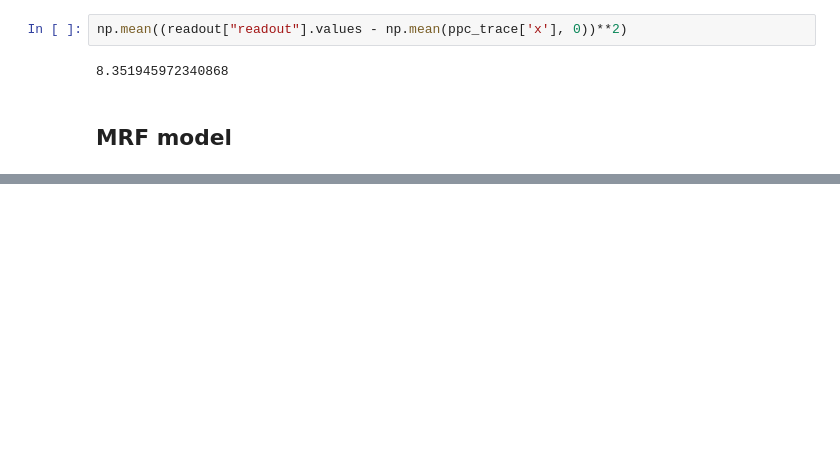
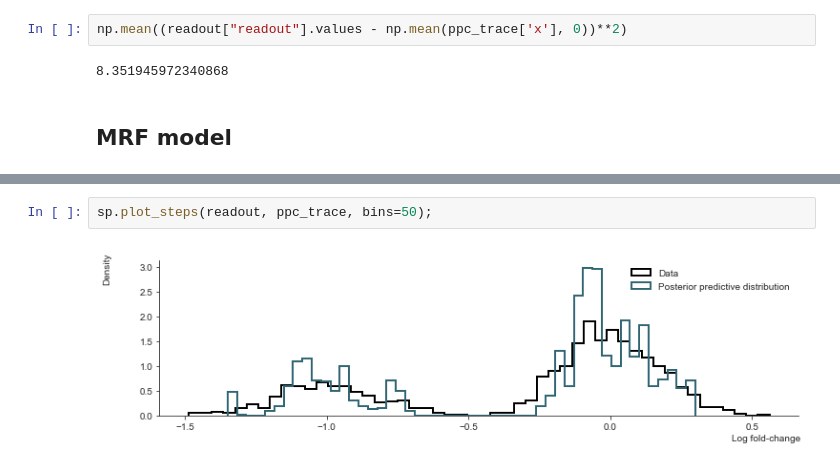
Before and after one commit to cbg-ethz/shm, a Jupyter notebook: analysis/04a-structured_hierarchical_linear_models.ipynb, the cells around one changed output, grey strips where cells are left out. Drawn from its saved outputs; the diff is of its cells as text; blank space fills up the shorter version.

```diff
--- a/analysis/04a-structured_hierarchical_linear_models.ipynb
+++ b/analysis/04a-structured_hierarchical_linear_models.ipynb
@@ -301,3 +288,7 @@ array([-0.83082841, -1.08141693, -1.00980663, -1.03648807, -0.96281828,
+# %%
+sp.plot_steps(readout, ppc_trace, bins=50);
+# %% [output]
+[figure, added]
 # %%
 sp.plot_posterior_labels(trace,
                          [model._index_to_gene[x] for x in sorted(model._index_to_gene.keys())]);
```
Also changed, not shown: parts of 28 cells of this notebook, 1 other file.
